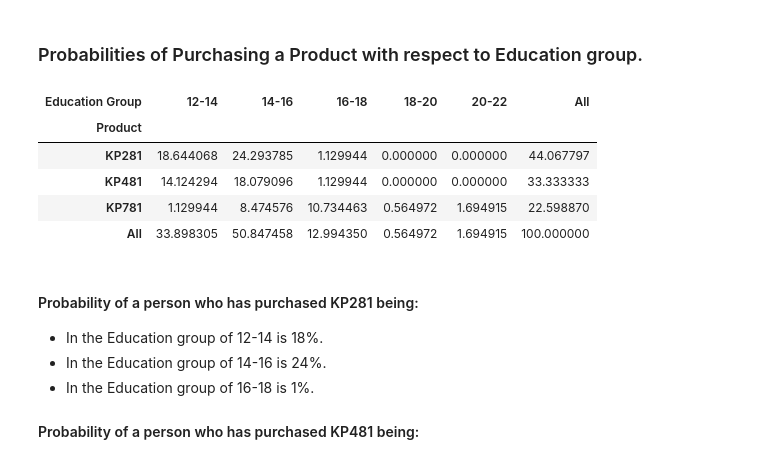
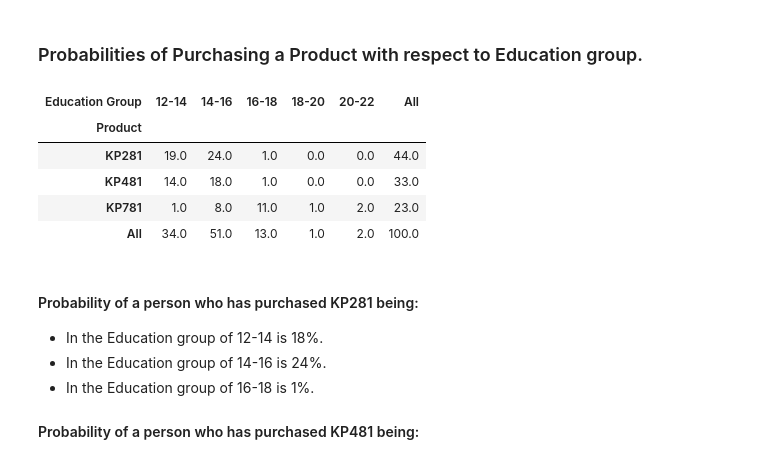
Before and after one commit to 2k4sm/aerofitAnalysis, a Jupyter notebook: aerofit_analysis.ipynb, the cells around one changed output. Saved outputs shown, nothing was run; the diff lists cells and outputs as text; code cells hidden in the pictures.

```diff
--- a/aerofit_analysis.ipynb
+++ b/aerofit_analysis.ipynb
@@ -706,14 +717,14 @@ pd.crosstab(index=df_copy["Product"],columns=df["Age Group"],margins=True,normal
 # %%
 df_copy["Education Group"] = pd.cut(df_copy["Education"],bins=[12,14,16,18,20,22],labels=["12-14","14-16","16-18","18-20","20-22"])
 
-pd.crosstab(index=df_copy["Product"],columns=df["Education Group"],margins=True,normalize=True)*100
+pd.crosstab(index=df_copy["Product"],columns=df["Education Group"],margins=True,normalize=True).round(2) * 100
 # %% [output]
 | Education Group | 12-14 | 14-16 | 16-18 | 18-20 | 20-22 | All |
 | Product |  |  |  |  |  |  |
-| KP281 | 18.644068 | 24.293785 | 1.129944 | 0.000000 | 0.000000 | 44.067797 |
-| KP481 | 14.124294 | 18.079096 | 1.129944 | 0.000000 | 0.000000 | 33.333333 |
-| KP781 | 1.129944 | 8.474576 | 10.734463 | 0.564972 | 1.694915 | 22.598870 |
-| All | 33.898305 | 50.847458 | 12.994350 | 0.564972 | 1.694915 | 100.000000 |
+| KP281 | 19.0 | 24.0 | 1.0 | 0.0 | 0.0 | 44.0 |
+| KP481 | 14.0 | 18.0 | 1.0 | 0.0 | 0.0 | 33.0 |
+| KP781 | 1.0 | 8.0 | 11.0 | 1.0 | 2.0 | 23.0 |
+| All | 34.0 | 51.0 | 13.0 | 1.0 | 2.0 | 100.0 |
 # %% [markdown]
 #### Probability of a person who has purchased KP281 being:
 - In the Education group of 12-14 is 18%.
```
Also changed, not shown: parts of 19 cells of this notebook.
